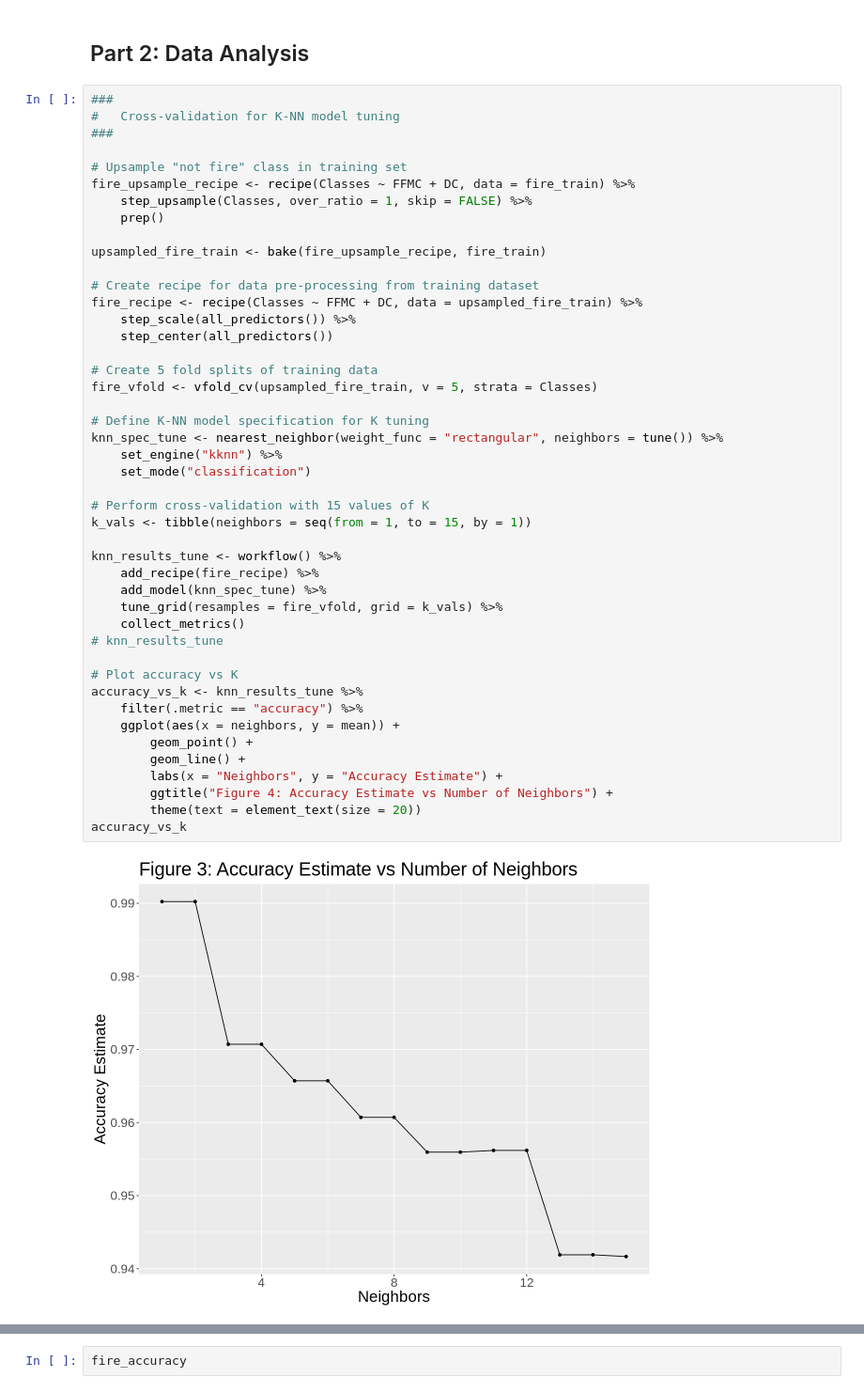
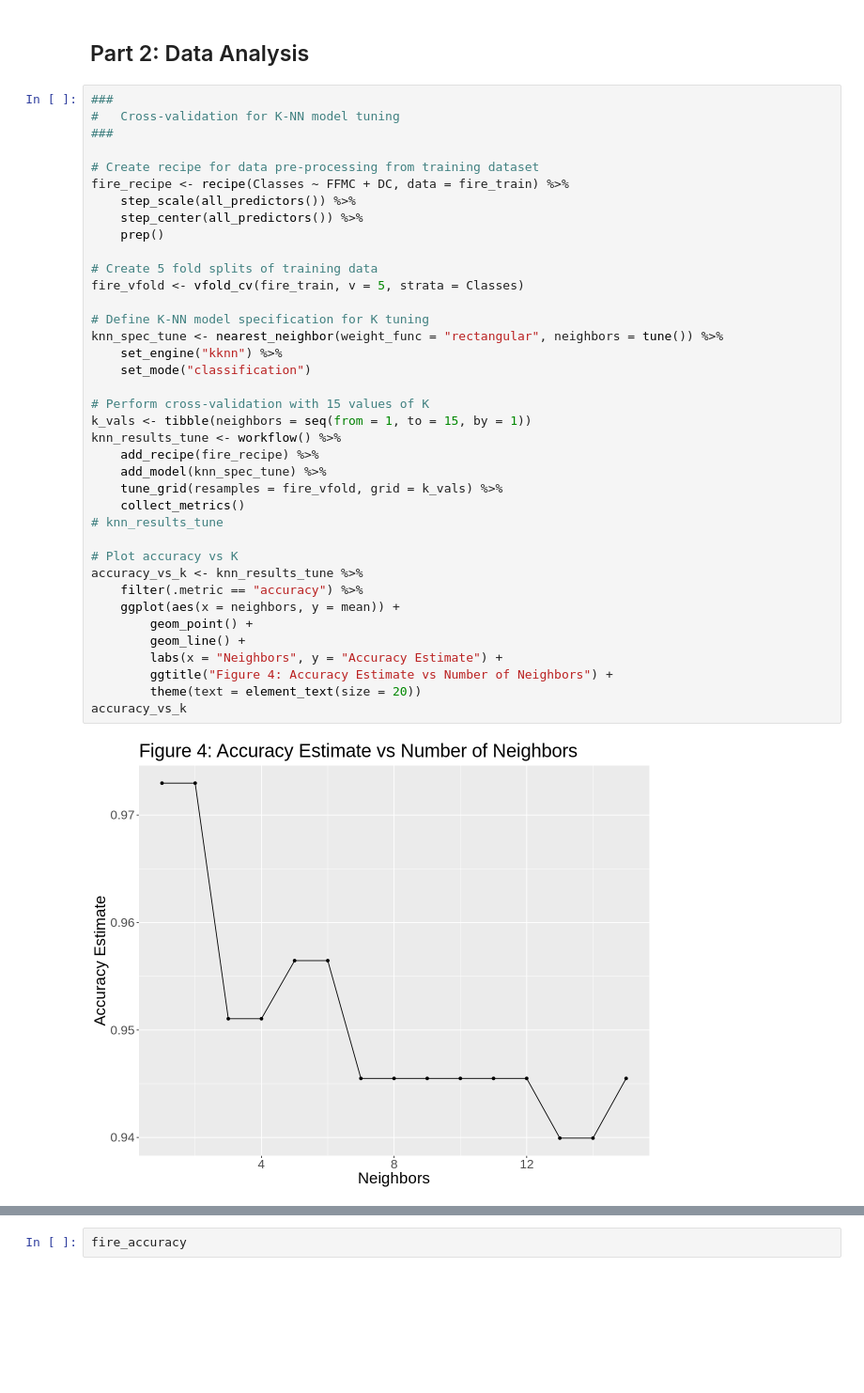
Before and after one commit to AKNeyugn/dsci100-002-group9-project, a Jupyter notebook: project_report.ipynb, the cells around one changed output, grey strips where cells are left out. Shown at 94% size. Drawn from its saved outputs; the diff is of its cells as text; blank space fills up the shorter version.

Commit message:
edited step 4 exp

```diff
--- a/project_report.ipynb
+++ b/project_report.ipynb
@@ -232,46 +230,39 @@ Then we use the ggpair
 #   Cross-validation for K-NN model tuning
 ###
 
-# Upsample "not fire" class in training set
-fire_upsample_recipe <- recipe(Classes ~ FFMC + DC, data = fire_train) %>%
-    step_upsample(Classes, over_ratio = 1, skip = FALSE) %>%
+# Create recipe for data pre-processing from training dataset
+fire_recipe <- recipe(Classes ~ FFMC + DC, data = fire_train) %>%
+    step_scale(all_predictors()) %>%
+    step_center(all_predictors()) %>%
     prep()
 
-upsampled_fire_train <- bake(fire_upsample_recipe, fire_train)
-
-# Create recipe for data pre-processing from training dataset
-fire_recipe <- recipe(Classes ~ FFMC + DC, data = upsampled_fire_train) %>%
-    step_scale(all_predictors()) %>%
-    step_center(all_predictors())
-
 # Create 5 fold splits of training data
-fire_vfold <- vfold_cv(upsampled_fire_train, v = 5, strata = Classes)
+fire_vfold <- vfold_cv(fire_train, v = 5, strata = Classes)
 
 # Define K-NN model specification for K tuning
 knn_spec_tune <- nearest_neighbor(weight_func = "rectangular", neighbors = tune()) %>%
     set_engine("kknn") %>%
     set_mode("classification")
 
 # Perform cross-validation with 15 values of K
 k_vals <- tibble(neighbors = seq(from = 1, to = 15, by = 1))
-
 knn_results_tune <- workflow() %>%
     add_recipe(fire_recipe) %>%
     add_model(knn_spec_tune) %>%
     tune_grid(resamples = fire_vfold, grid = k_vals) %>%
     collect_metrics()
 # knn_results_tune
 
 # Plot accuracy vs K
 accuracy_vs_k <- knn_results_tune %>%
     filter(.metric == "accuracy") %>%
     ggplot(aes(x = neighbors, y = mean)) +
         geom_point() +
         geom_line() +
         labs(x = "Neighbors", y = "Accuracy Estimate") +
         ggtitle("Figure 4: Accuracy Estimate vs Number of Neighbors") +
         theme(text = element_text(size = 20))
 accuracy_vs_k
 # %% [output]
-[figure, old version]
+[figure, new version]
 # %% [markdown]
```
Also changed, not shown: parts of 4 cells of this notebook.
